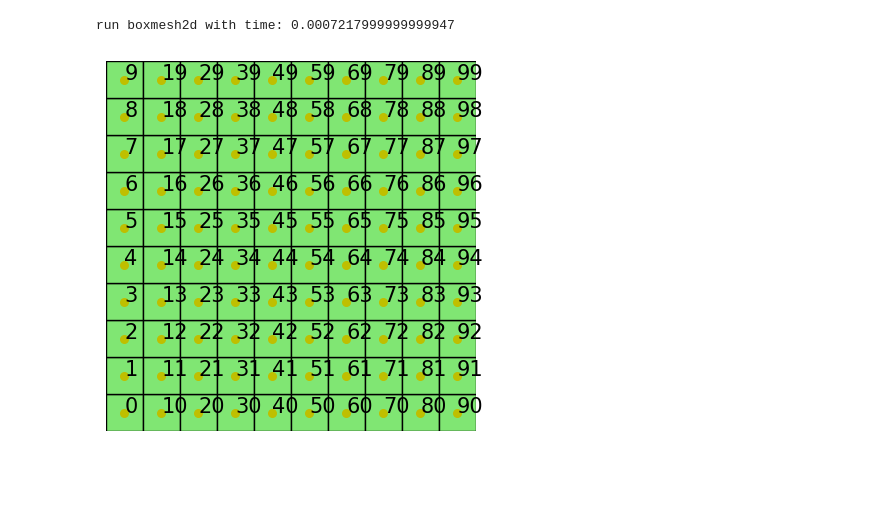
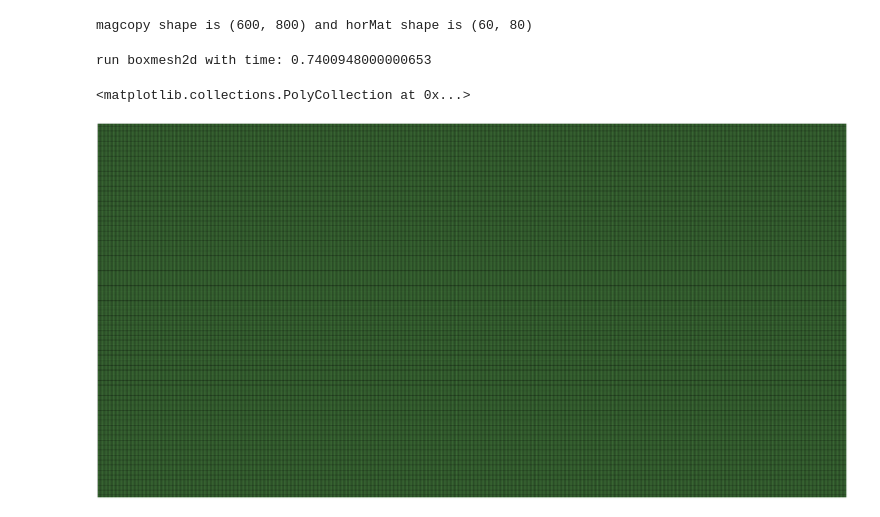
Before and after one commit to synjoker/20210803FDM01, a Jupyter notebook: PDEPOISSONSOLVER copy.ipynb, the cells around one changed output. Cells and saved outputs as stored; diff of their text form; code cells hidden in the pictures; blank space fills up the shorter version.

```diff
--- a/PDEPOISSONSOLVER copy.ipynb
+++ b/PDEPOISSONSOLVER copy.ipynb
@@ -10,0 +73,9 @@ from fealpy.tools.show import showmultirate, show_error_table
+# %%
+plt.title('y=300（Pixels）上的displacement-水平和竖直数据')  # 折线图标题
+plt.rcParams['font.sans-serif'] = ['SimHei']  # 显示汉字
+plt.xlabel('X（Pixels）')  # x轴标题
+plt.ylabel('displacement（Pixels）')  # y轴标题
+plt.plot(x_axis_data, y3_axis_data, marker='o', markersize=3)  # 绘制折线图，添加数据点，设置点的大小
+plt.plot(x_axis_data, y4_axis_data, marker='o', markersize=3)
+plt.legend(['horizontal', 'vertical'])  # 设置折线名称
+plt.show()  # 显示折线图
@@ -10,0 +84,24 @@ from fealpy.tools.show import showmultirate, show_error_table
+# %%
+# 自定义卷积函数
+def my_conv(input, kernel, step):
+    output_size_0 = int((len(input) - len(kernel)) / step + 1)   # 输出结果的第0维长度
+    output_size_1 = int((len(input[0]) - len(kernel[0])) / step + 1)   # 输出结果的第1维长度
+    res = np.zeros([output_size_0, output_size_1], np.float32)
+
+    for i in range(len(res)):
+        for j in range(len(res[0])):
+            a = input[i*step:i*step + len(kernel), j*step: j*step + len(kernel)]  # 从输入矩阵中取出子矩阵
+            b = a * kernel  # 对应元素相乘
+            res[i][j] = b.sum()
+    return res
+step = 10                       # 卷积模板步长
+half_step = int(step/2)         # 卷积模板的半步长
+kernel = np.ones((half_step, half_step)) / half_step**2
+mag_conv = my_conv(mag_copy, kernel, step)
+ang_conv = my_conv(ang, kernel, step)
+
+horMat = np.multiply(mag_conv, np.cos(ang_conv))
+verMat = np.multiply(mag_conv, np.sin(ang_conv))
+print("magcopy shape is {} and horMat shape is {}".format(mag.shape, horMat.shape))
+# %% [output]
+magcopy shape is (600, 800) and horMat shape is (60, 80)
@@ -19,7 +127,7 @@ class possion_solution:
     # 定义网格区域大小
     @property
     def domain(self):
-        return np.array([0, 0.1, 0, 0.1])
+        return np.array([0, 4, 0, 2])
 
     # 原项 f(x,y)，泊松方程的右边
     @cartesian
@@ -27,7 +135,7 @@ class possion_solution:
         x = p[..., 0]
         y = p[..., 1]
         pi = np.pi
-        val = 2*pi*pi*np.cos(pi*x)*np.cos(pi*y)
+        val = pi*pi*np.cos(pi*x)
         return val
 
     # 精确解u(x,y)，泊松方程的左边
@@ -36,7 +144,7 @@ class possion_solution:
         x = p[..., 0]
         y = p[..., 1]
         pi = np.pi
-        val = np.cos(pi*x)*np.cos(pi*y)
+        val = np.cos(pi*x)
         return val
 
     # 真解的梯度
@@ -46,8 +154,8 @@ class possion_solution:
         y = p[..., 1]
         pi = np.pi
         val = np.zeros(p.shape, dtype = np.float64)
-        val[..., 0] = -pi*np.sin(pi*x)*np.cos(pi*y)
-        val[..., 1] = -pi*np.cos(pi*x)*np.sin(pi*y)
+        val[..., 0] = -pi*np.sin(pi*x)
+        val[..., 1] = 0
         return val
 
     # 梯度的负方向
@@ -58,8 +166,9 @@ class possion_solution:
     #定义边界条件
     @cartesian
     def is_dirichlet_boundary(self, p):
+        x = p[..., 0]
         y = p[..., 1]
-        return (y == 0.0)
+        return (y == 0.0)|(x == 0.1)|(y == 0.1)
 
     @cartesian
     def dirichlet(self, p):
@@ -69,7 +178,7 @@ class possion_solution:
     def is_neumann_boundary(self, p):
         x = p[..., 0]
         y = p[..., 1]
-        return (x == 0.0)|(x == 0.1)|(y == 0.1)
+        return (x == 0.0)
 
     @cartesian
     def neumann(self, p, n):
@@ -79,30 +188,32 @@ class possion_solution:
 # %%
 import numpy as np
 from fealpy.mesh import MeshFactory
 import matplotlib.pyplot as plt
 %matplotlib inline
 
 # 加载pde模型
 pde = possion_solution()
 
 # 加载网格
 box = pde.domain
-mesh = MeshFactory.boxmesh2d(box, nx = 10, ny = 10, meshtype = 'quad')
+n = 10
+mesh = MeshFactory.boxmesh2d(box, nx = 600, ny = 800, meshtype = 'quad')
 
 # 画图
-figure = plt.figure()
+figure = plt.figure(figsize=(60,80))
 axes = figure.gca()
 mesh.add_plot(axes)
 #mesh.find_node(axes, showindex = True)
 #mesh.find_edge(axes, showindex = True)
-mesh.find_cell(axes, showindex = True)
+#mesh.find_cell(axes, showindex = True)
 
 #获取单元，网格，节点信息
-nodes = mesh.entity('node')
-cells = mesh.entity('cell')
-edges = mesh.entity('edge')
+#nodes = mesh.entity('node')
+#cells = mesh.entity('cell')
+#edges = mesh.entity('edge')
 # %% [output]
-run boxmesh2d with time: 0.0007217999999999947
+run boxmesh2d with time: 0.7400948000000653
+<matplotlib.collections.PolyCollection at 0x...>
-[figure, old version]
+[figure, new version]
 # %%
 import sys
```
Also changed, not shown: parts of 7 cells of this notebook, 7 other files.
